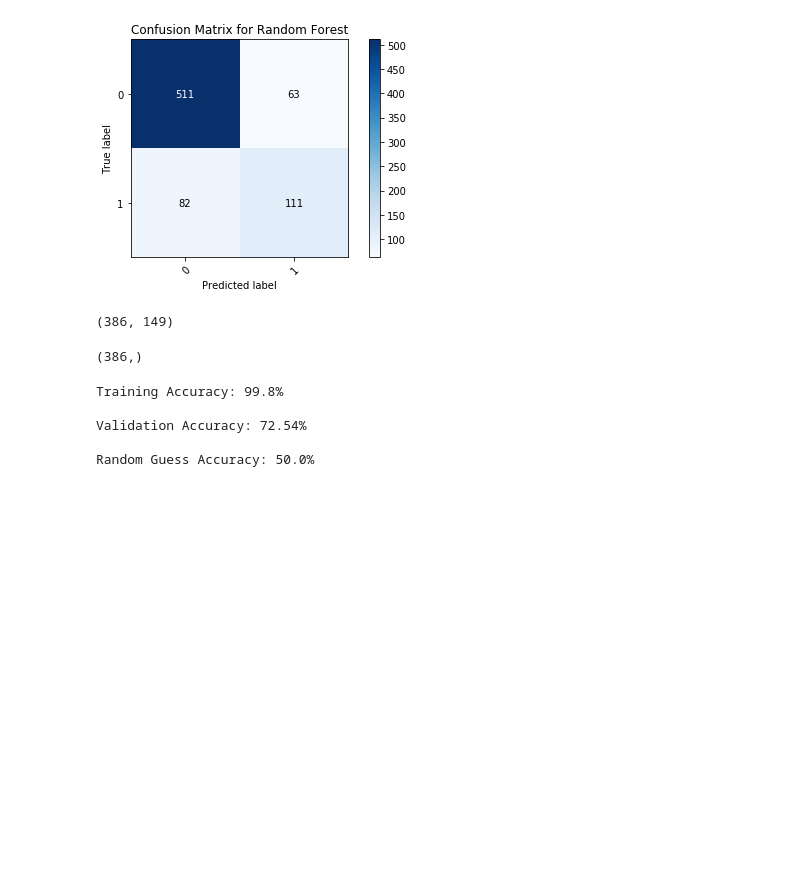
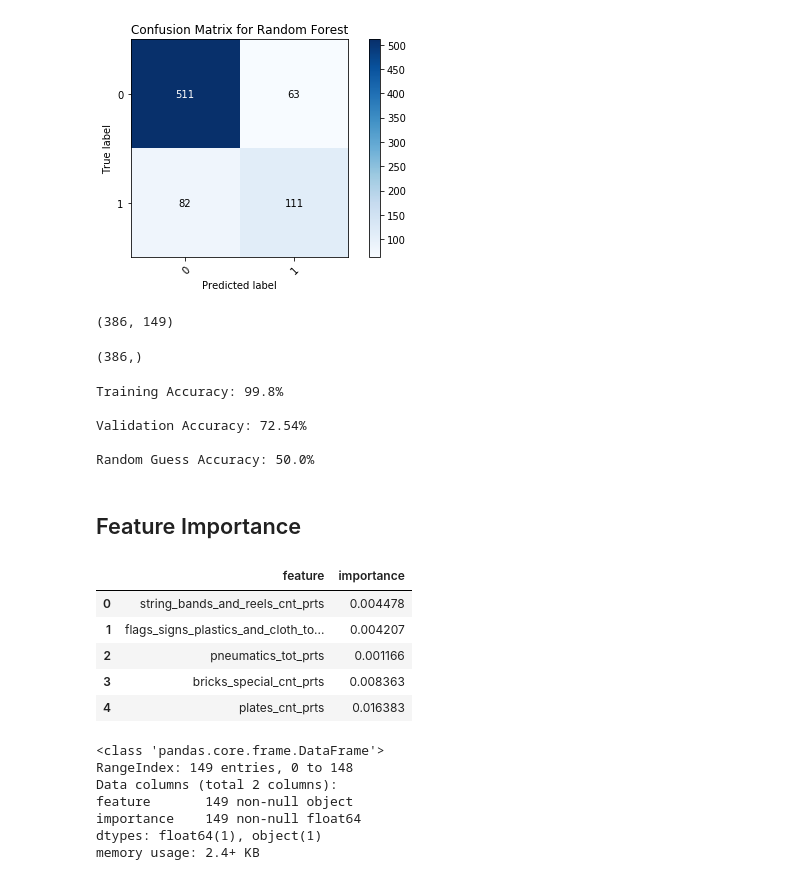
Before and after one commit to NathanVenos/Classifying_LEGO_Value_Retention, a Jupyter notebook: analysis/random_forest.ipynb, the cells around one changed output. Cells and saved outputs as stored; diff of their text form; code cells hidden in the pictures; blank space fills up the shorter version.

```diff
--- a/analysis/random_forest.ipynb
+++ b/analysis/random_forest.ipynb
@@ -564,3 +564,34 @@ Training Accuracy: 99.8%
 Validation Accuracy: 72.54%
 
 Random Guess Accuracy: 50.0%
+# %% [markdown]
+## Feature Importance
+# %%
+importance_ls = list(searcher.best_estimator_.named_steps['estimator'].feature_importances_)
+columns_ls = X_train.columns
+feature_ls = []
+
+for idx, ftr in enumerate(columns_ls):
+    new_dx = {
+        'feature': ftr,
+        'importance': importance_ls[idx],
+    }
+    feature_ls.append(new_dx)
+
+importance_df = PD.DataFrame(feature_ls)
+importance_df.head()
+importance_df.info()
+# %% [output]
+|  | feature | importance |
+| 0 | string_bands_and_reels_cnt_prts | 0.004478 |
+| 1 | flags_signs_plastics_and_cloth_to... | 0.004207 |
+| 2 | pneumatics_tot_prts | 0.001166 |
+| 3 | bricks_special_cnt_prts | 0.008363 |
+| 4 | plates_cnt_prts | 0.016383 |
+<class 'pandas.core.frame.DataFrame'>
+RangeIndex: 149 entries, 0 to 148
+Data columns (total 2 columns):
+feature       149 non-null object
+importance    149 non-null float64
+dtypes: float64(1), object(1)
+memory usage: 2.4+ KB
```
Also changed, not shown: parts of 2 cells of this notebook, 4 other files.
